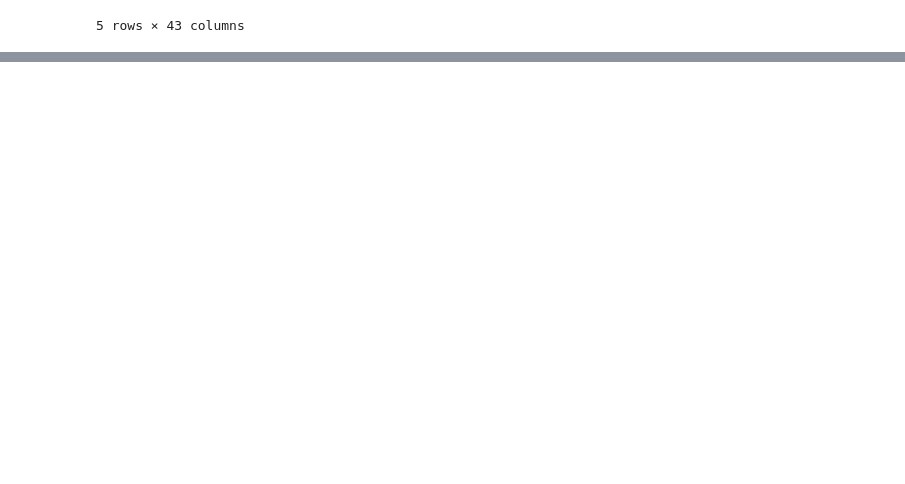
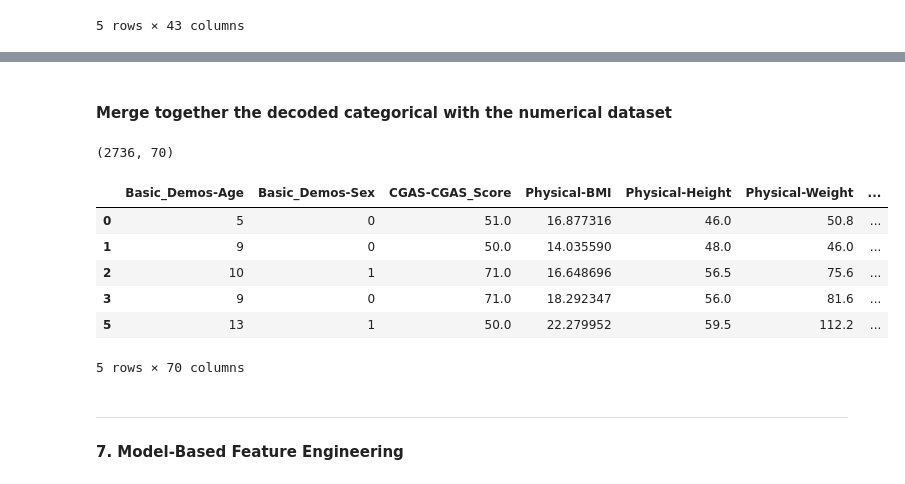
Before and after one commit to Assz2/DWM, a Jupyter notebook: data_cleaning_v5.ipynb, the cells around one changed output, grey strips where cells are left out. Saved outputs shown, nothing was run; the diff lists cells and outputs as text; code cells hidden in the pictures; blank space fills up the shorter version.

```diff
--- a/data_cleaning_v5.ipynb
+++ b/data_cleaning_v5.ipynb
@@ -226,0 +444,9 @@ X_train.head()
+# %%
+X_train_numerical = X_train.select_dtypes(include=[np.number])
+X_train_categorical = X_train.select_dtypes(exclude=[np.number])
+
+list_of_numerical = X_train_numerical.columns.tolist()
+list_of_categorical = X_train_categorical.columns.tolist()
+
+print("Numerical Features Shape   -> ", X_train_numerical.shape, "\nCategorical Features Shape -> ", X_train_categorical.shape)
+print("\nNumerical Features List    -> ", list_of_numerical, "\nCategorical Features List  -> ", list_of_categorical)
@@ -226,0 +461,4 @@ X_train.head()
+# %%
+X_train_categorical_decoded = pd.get_dummies(X_train_categorical)
+X_train_categorical_decoded *= 1
+X_train_categorical_decoded.shape
@@ -226,0 +507,21 @@ X_train.head()
+# %% [markdown]
+#### **Merge together the decoded categorical with the numerical dataset**
+# %%
+# i want to merge the numerical and categorical features
+X_train = pd.concat([X_train_numerical, X_train_categorical_decoded], axis=1)
+X_train.shape
+# %% [output]
+(2736, 70)
+# %%
+X_train.head()
+# %% [output]
+|  | Basic_Demos-Age | Basic_Demos-Sex | CGAS-CGAS_Score | Physical-BMI | Physical-Height | Physical-Weight | ... |
+| 0 | 5 | 0 | 51.0 | 16.877316 | 46.0 | 50.8 | ... |
+| 1 | 9 | 0 | 50.0 | 14.035590 | 48.0 | 46.0 | ... |
+| 2 | 10 | 1 | 71.0 | 16.648696 | 56.5 | 75.6 | ... |
+| 3 | 9 | 0 | 71.0 | 18.292347 | 56.0 | 81.6 | ... |
+| 5 | 13 | 1 | 50.0 | 22.279952 | 59.5 | 112.2 | ... |
+5 rows × 70 columns
+# %% [markdown]
+---
+#### **7. Model-Based Feature Engineering**
```
Also changed, not shown: parts of 28 cells of this notebook, 1 other file.
